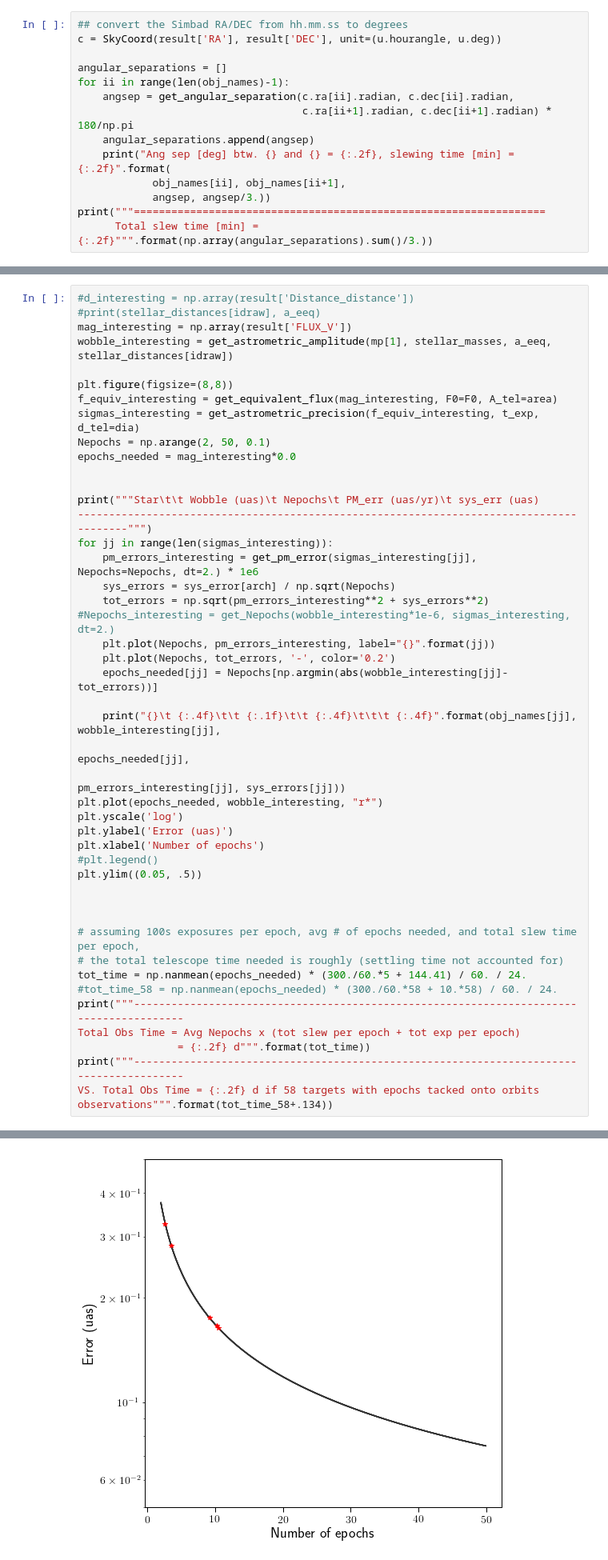
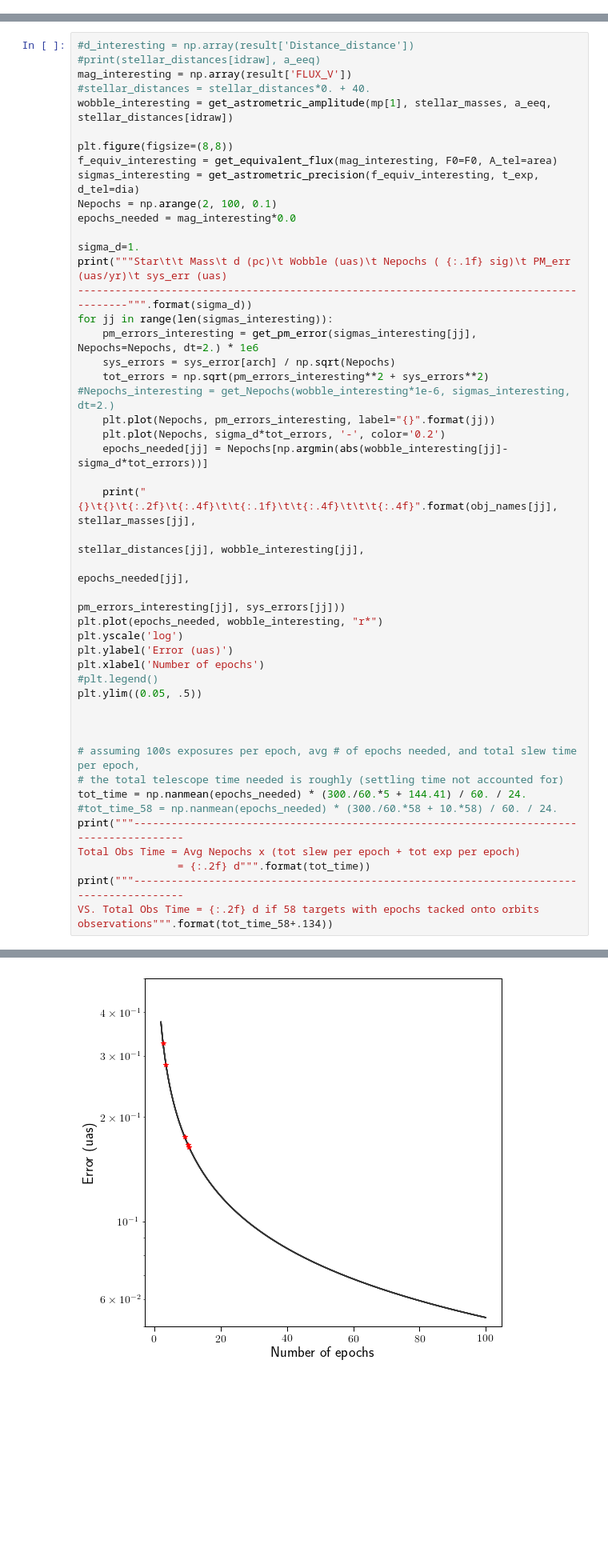
Before and after one commit to jlustigy/luvoir_hec_drm, a Jupyter notebook: astrometry.ipynb, the cells around one changed output, grey strips where cells are left out. Shown at 80% size. Cells and saved outputs as stored; diff of their text form; blank space fills up the shorter version.

```diff
--- a/astrometry.ipynb
+++ b/astrometry.ipynb
@@ -187,14 +141,0 @@ Note: in real mission scenario the observing strategy would be better optimized
-# %%
-## convert the Simbad RA/DEC from hh.mm.ss to degrees
-c = SkyCoord(result['RA'], result['DEC'], unit=(u.hourangle, u.deg))
-
-angular_separations = []
-for ii in range(len(obj_names)-1):
-    angsep = get_angular_separation(c.ra[ii].radian, c.dec[ii].radian,
-                                    c.ra[ii+1].radian, c.dec[ii+1].radian) * 180/np.pi
-    angular_separations.append(angsep)
-    print("Ang sep [deg] btw. {} and {} = {:.2f}, slewing time [min] = {:.2f}".format(
-            obj_names[ii], obj_names[ii+1],
-            angsep, angsep/3.))
-print("""==================================================================
-      Total slew time [min] = {:.2f}""".format(np.array(angular_separations).sum()/3.))
@@ -540,27 +586,29 @@ $\sigma = \frac{\theta}{2\mathrm{SNR}} = \left(\frac{\lambda}{2D_{tel}}\right) \
 #d_interesting = np.array(result['Distance_distance'])
 #print(stellar_distances[idraw], a_eeq)
 mag_interesting = np.array(result['FLUX_V'])
+#stellar_distances = stellar_distances*0. + 40.
 wobble_interesting = get_astrometric_amplitude(mp[1], stellar_masses, a_eeq, stellar_distances[idraw])
 
 plt.figure(figsize=(8,8))
 f_equiv_interesting = get_equivalent_flux(mag_interesting, F0=F0, A_tel=area)
 sigmas_interesting = get_astrometric_precision(f_equiv_interesting, t_exp, d_tel=dia)
-Nepochs = np.arange(2, 50, 0.1)
+Nepochs = np.arange(2, 100, 0.1)
 epochs_needed = mag_interesting*0.0
 
-
-print("""Star\t\t Wobble (uas)\t Nepochs\t PM_err (uas/yr)\t sys_err (uas)
-----------------------------------------------------------------------------------------""")
+sigma_d=1.
+print("""Star\t\t Mass\t d (pc)\t Wobble (uas)\t Nepochs ( {:.1f} sig)\t PM_err (uas/yr)\t sys_err (uas)
+----------------------------------------------------------------------------------------""".format(sigma_d))
 for jj in range(len(sigmas_interesting)):
     pm_errors_interesting = get_pm_error(sigmas_interesting[jj], Nepochs=Nepochs, dt=2.) * 1e6
     sys_errors = sys_error[arch] / np.sqrt(Nepochs)
     tot_errors = np.sqrt(pm_errors_interesting**2 + sys_errors**2)
 #Nepochs_interesting = get_Nepochs(wobble_interesting*1e-6, sigmas_interesting, dt=2.)
     plt.plot(Nepochs, pm_errors_interesting, label="{}".format(jj))
-    plt.plot(Nepochs, tot_errors, '-', color='0.2')
-    epochs_needed[jj] = Nepochs[np.argmin(abs(wobble_interesting[jj]-tot_errors))]
+    plt.plot(Nepochs, sigma_d*tot_errors, '-', color='0.2')
+    epochs_needed[jj] = Nepochs[np.argmin(abs(wobble_interesting[jj]-sigma_d*tot_errors))]
 
-    print("{}\t {:.4f}\t\t {:.1f}\t\t {:.4f}\t\t\t {:.4f}".format(obj_names[jj], wobble_interesting[jj],
+    print("{}\t{}\t{:.2f}\t{:.4f}\t\t{:.1f}\t\t{:.4f}\t\t\t{:.4f}".format(obj_names[jj], stellar_masses[jj],
+                                                                           stellar_distances[jj], wobble_interesting[jj],
                                                                                          epochs_needed[jj],
                                                                                         pm_errors_interesting[jj], sys_errors[jj]))
 plt.plot(epochs_needed, wobble_interesting, "r*")
@@ -592,9 +640,9 @@ HIP15371         0.2829          3.5             0.0008                  0.3421
 ----------------------------------------------------------------------------------------
 Total Obs Time = Avg Nepochs x (tot slew per epoch + tot exp per epoch)
                 = 0.85 d
 ----------------------------------------------------------------------------------------
 VS. Total Obs Time = 2.70 d if 58 targets with epochs tacked onto orbits observations
-[figure, old version]
+[figure, new version]
 # %% [markdown]
 ### Moving Forward ###
 - This analytic calculation vs. simulation+recovery (what Eduardo Bendek & Mark M. did; more robust)
```
Also changed, not shown: parts of 15 cells of this notebook.
